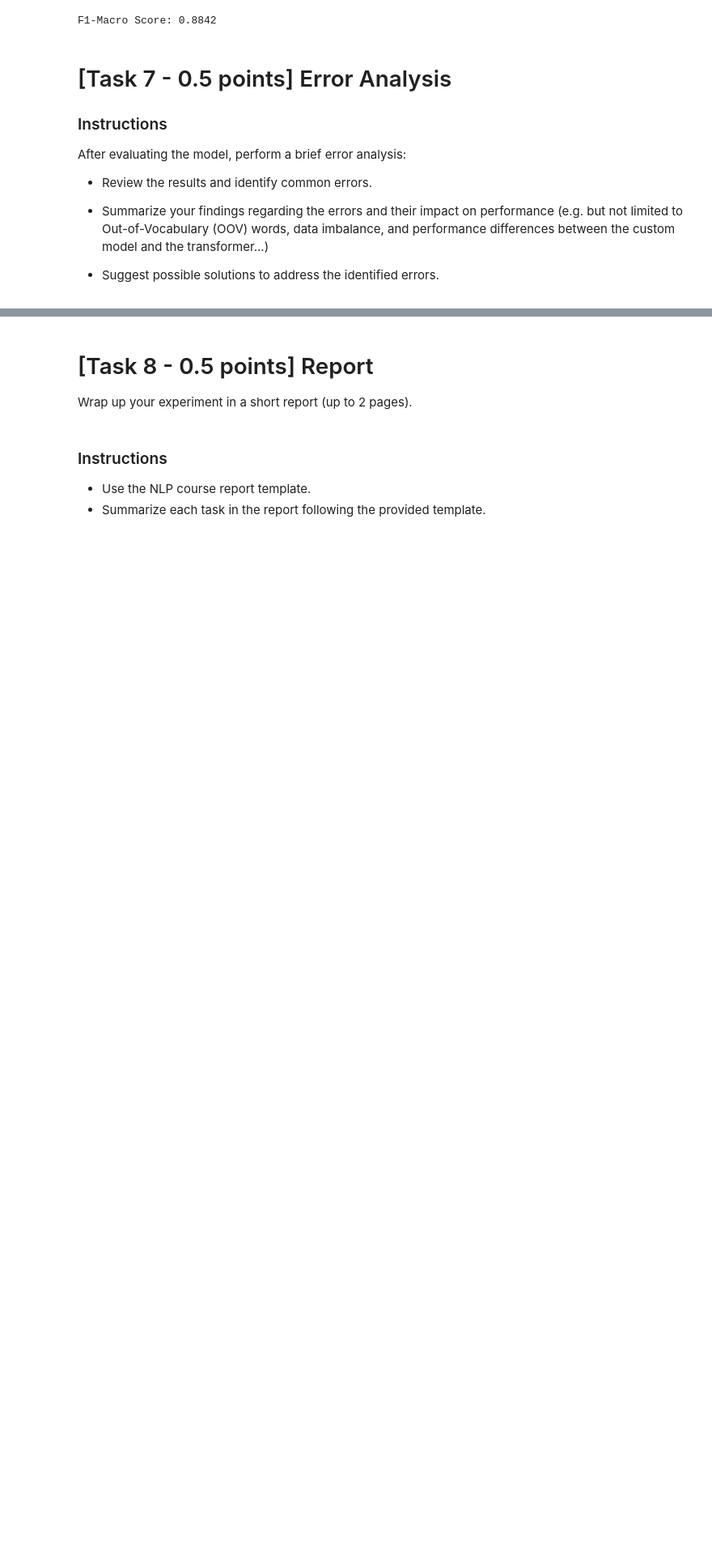
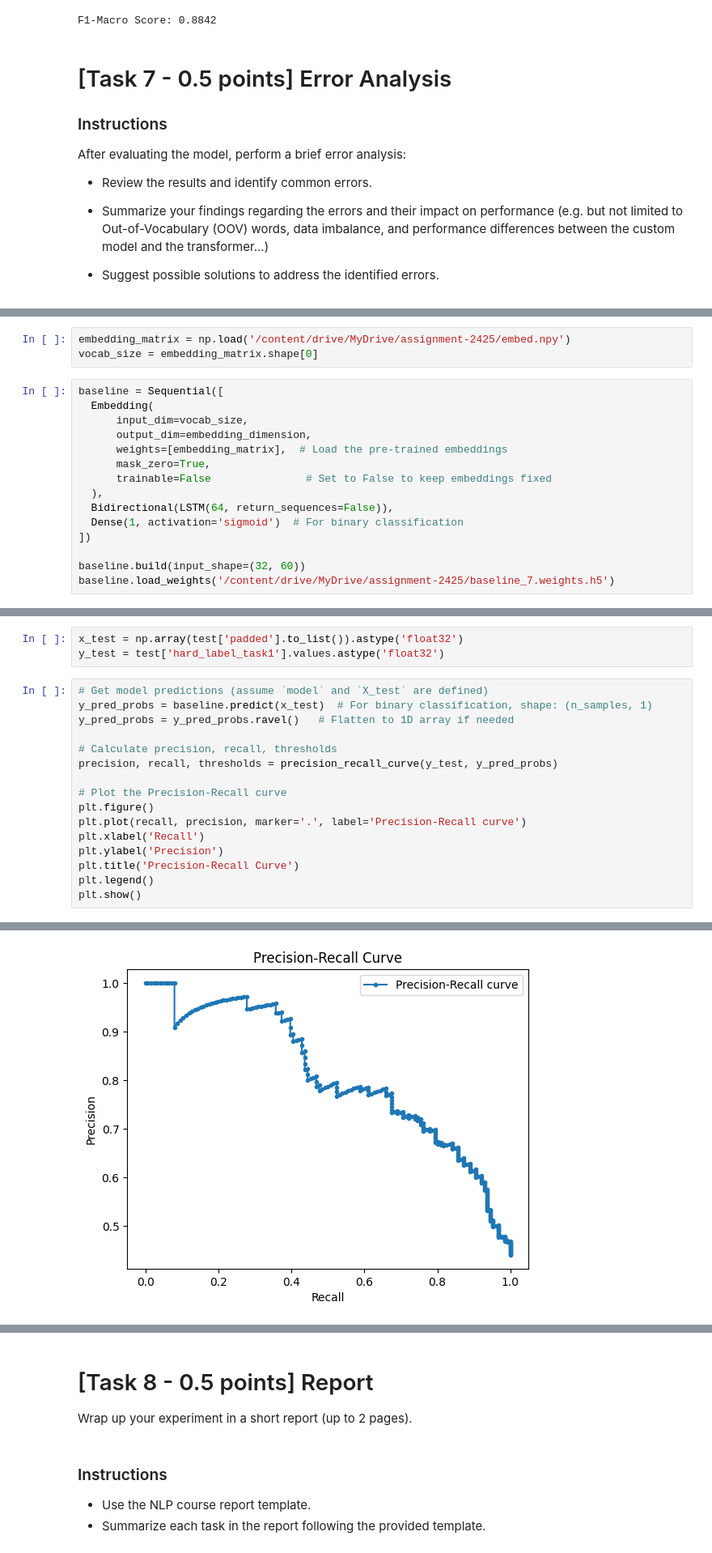
Before and after one commit to point516/nlp_grind, a Jupyter notebook: sx_classification.ipynb, the cells around one changed output, grey strips where cells are left out. Shown at 81% size. Cells and saved outputs as stored; diff of their text form; blank space fills up the shorter version.

```diff
--- a/sx_classification.ipynb
+++ b/sx_classification.ipynb
@@ -792,0 +793,18 @@ After evaluating the model, perform a brief error analysis:
+# %%
+embedding_matrix = np.load('/content/drive/MyDrive/assignment-2425/embed.npy')
+vocab_size = embedding_matrix.shape[0]
+# %%
+baseline = Sequential([
+  Embedding(
+      input_dim=vocab_size,
+      output_dim=embedding_dimension,
+      weights=[embedding_matrix],  # Load the pre-trained embeddings
+      mask_zero=True,
+      trainable=False               # Set to False to keep embeddings fixed
+  ),
+  Bidirectional(LSTM(64, return_sequences=False)),
+  Dense(1, activation='sigmoid')  # For binary classification
+])
+
+baseline.build(input_shape=(32, 60))
+baseline.load_weights('/content/drive/MyDrive/assignment-2425/baseline_7.weights.h5')
@@ -792,0 +815,20 @@ After evaluating the model, perform a brief error analysis:
+# %%
+x_test = np.array(test['padded'].to_list()).astype('float32')
+y_test = test['hard_label_task1'].values.astype('float32')
+# %%
+# Get model predictions (assume `model` and `X_test` are defined)
+y_pred_probs = baseline.predict(x_test)  # For binary classification, shape: (n_samples, 1)
+y_pred_probs = y_pred_probs.ravel()   # Flatten to 1D array if needed
+
+# Calculate precision, recall, thresholds
+precision, recall, thresholds = precision_recall_curve(y_test, y_pred_probs)
+
+# Plot the Precision-Recall curve
+plt.figure()
+plt.plot(recall, precision, marker='.', label='Precision-Recall curve')
+plt.xlabel('Recall')
+plt.ylabel('Precision')
+plt.title('Precision-Recall Curve')
+plt.legend()
+plt.show()
+# %% [output]
@@ -792,0 +836 @@ After evaluating the model, perform a brief error analysis:
+[figure, added]
```
Also changed, not shown: parts of 20 cells of this notebook.
